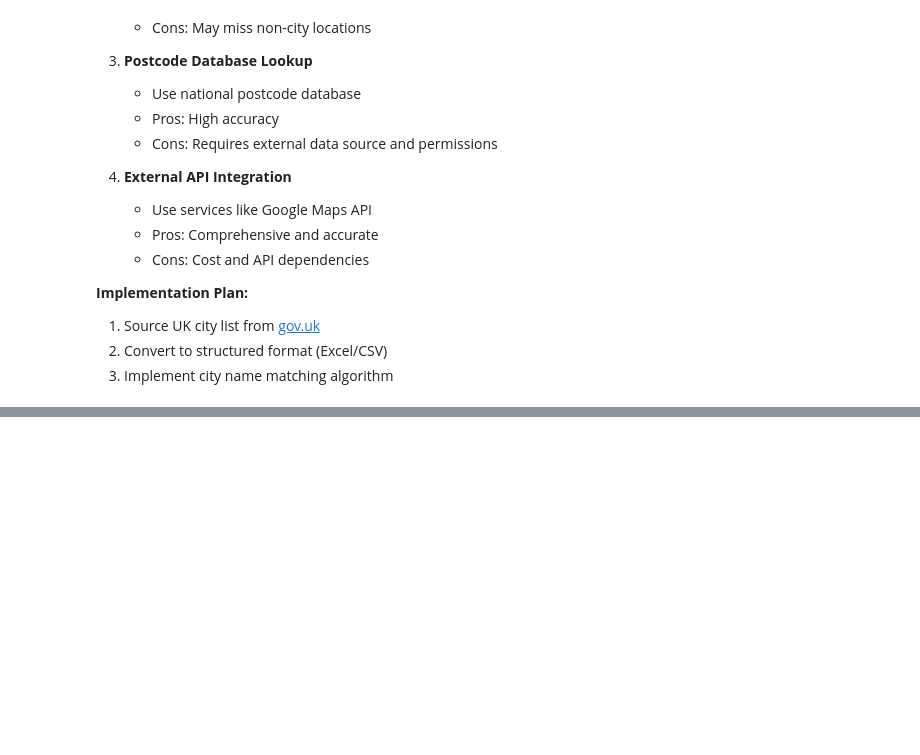
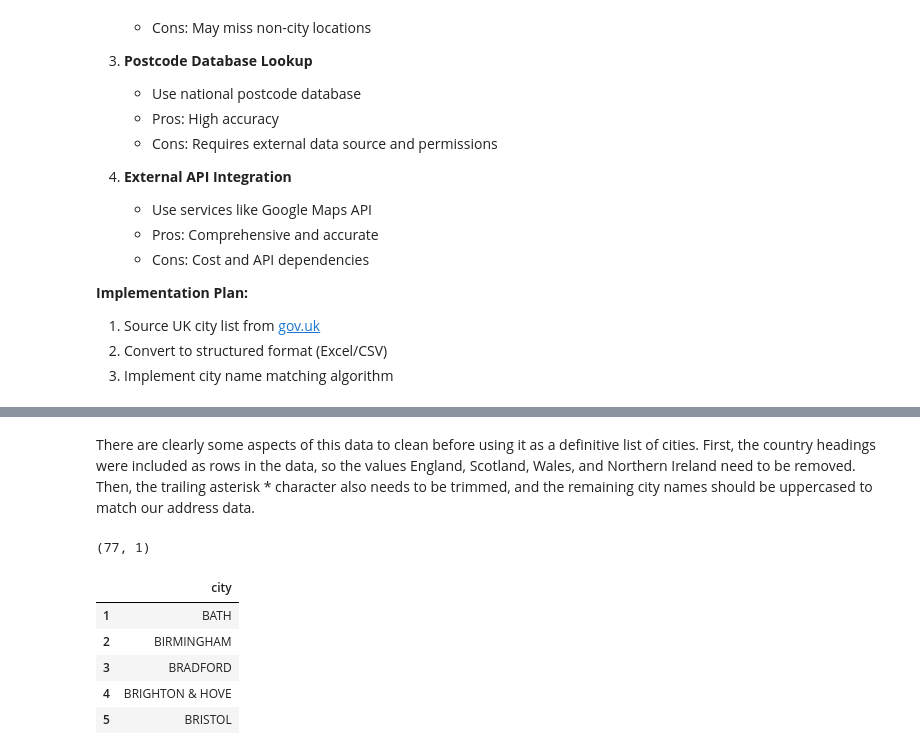
Before and after one commit to KhaingSuThway/Analyzing-customer-retail-spend-in-different-geographic-areas, a Jupyter notebook: notebooks/analysis.ipynb, the cells around one changed output, grey strips where cells are left out. Saved outputs shown, nothing was run; the diff lists cells and outputs as text; code cells hidden in the pictures; blank space fills up the shorter version.

```diff
--- a/notebooks/analysis.ipynb
+++ b/notebooks/analysis.ipynb
@@ -294,0 +307,19 @@ Name: address_cleaned, dtype: object
+# %% [markdown]
+There are clearly some aspects of this data to clean before using it as a definitive list of cities. First, the country headings were included as rows in the data, so the values England, Scotland, Wales, and Northern Ireland need to be removed. Then, the trailing asterisk * character also needs to be trimmed, and the remaining city names should be uppercased to match our address data.
+# %%
+countries_to_remove=['England','Scotland','Wales','Nothern Ireland']
+index_to_remove=cities[cities['city'].isin(countries_to_remove)].index
+cities=cities.drop(index=index_to_remove)
+print(cities.shape)
+
+cities['city']=cities['city'].str.replace('*','',regex=False)
+cities['city']=cities['city'].str.upper()
+cities.head()
+# %% [output]
+(77, 1)
+|  | city |
+| 1 | BATH |
+| 2 | BIRMINGHAM |
+| 3 | BRADFORD |
+| 4 | BRIGHTON & HOVE |
+| 5 | BRISTOL |
```
Also changed, not shown: parts of 13 cells of this notebook.
